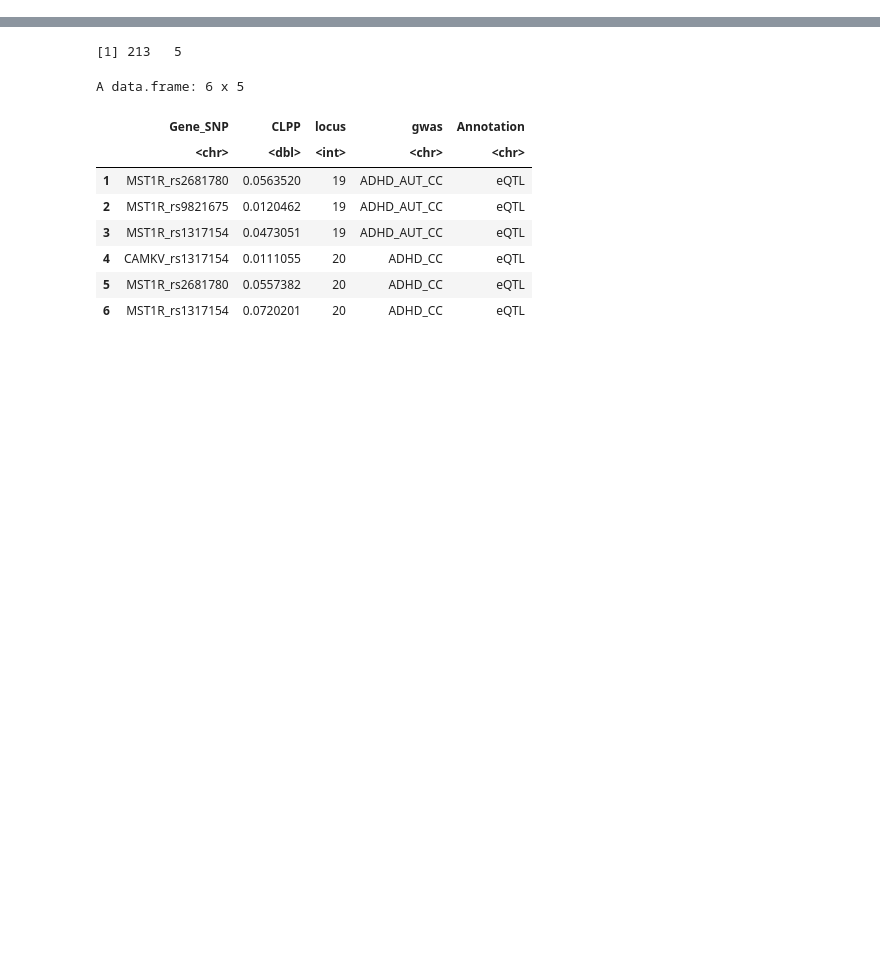
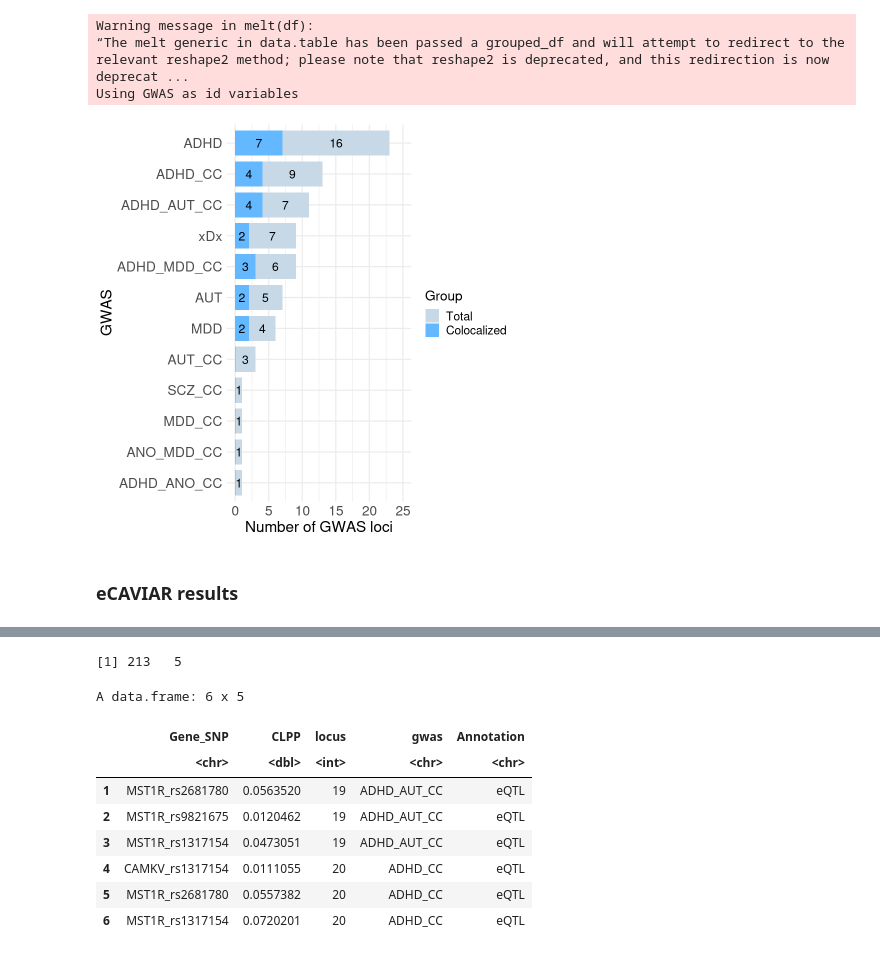
Before and after one commit to gandallab/ipsych_xGWAS_fetal_coloc, a Jupyter notebook: analysis.ipynb, the cells around one changed output, grey strips where cells are left out. Drawn from its saved outputs; the diff is of its cells as text; code cells hidden in the pictures; blank space fills up the shorter version.

```diff
--- a/analysis.ipynb
+++ b/analysis.ipynb
@@ -26,0 +53,30 @@ setwd("../out/")
+# %%
+df2 <- df1 %>% group_by(GWAS) %>% summarise(num_loc = n_distinct(Locus))
+# df2
+# %%
+df <- df %>% left_join(df2, by = "GWAS")
+# df
+# %%
+df[is.na(df$num_loc), 'num_loc'] <- 0
+# %%
+df <- melt(df)
+# %% [output]
+Warning message in melt(df):
+“The melt generic in data.table has been passed a grouped_df and will attempt to redirect to the relevant reshape2 method; please note that reshape2 is deprecated, and this redirection is now deprecat ...
+Using GWAS as id variables
+# %%
+ggplot(df, aes(x = value, y = reorder(GWAS, value), fill = variable)) +
+    geom_bar(position = "stack", stat = "identity", width = 0.8) +
+    geom_text(aes(label = ifelse(value == 0, "", value)),
+              position = position_stack(vjust = 0.5),
+              size = 5) +
+    labs(x = "Number of GWAS loci", y = "GWAS", fill = "Group") +
+    theme_minimal() +
+    theme(axis.text = element_text(size = 16),
+          axis.title = element_text(size = 18),
+          legend.title = element_text(size = 16),
+          legend.text = element_text(size = 14)) +
+    xlim(0, 25) +
+    scale_fill_manual(values = c("n" = "#C7D9E6", "num_loc" = "steelblue1"), labels = c("Total", "Colocalized"))
+# %% [output]
+[figure, added]
@@ -26,0 +85,2 @@ setwd("../out/")
+# %% [markdown]
+### eCAVIAR results
```
Also changed, not shown: parts of 76 cells of this notebook, 53 other files.
